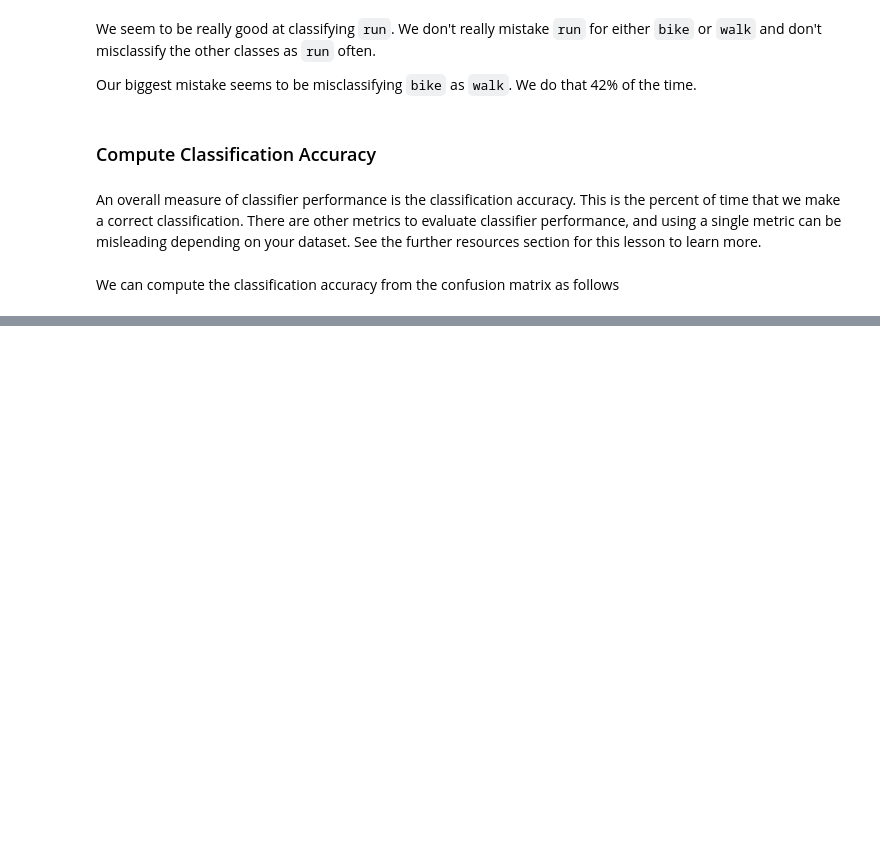
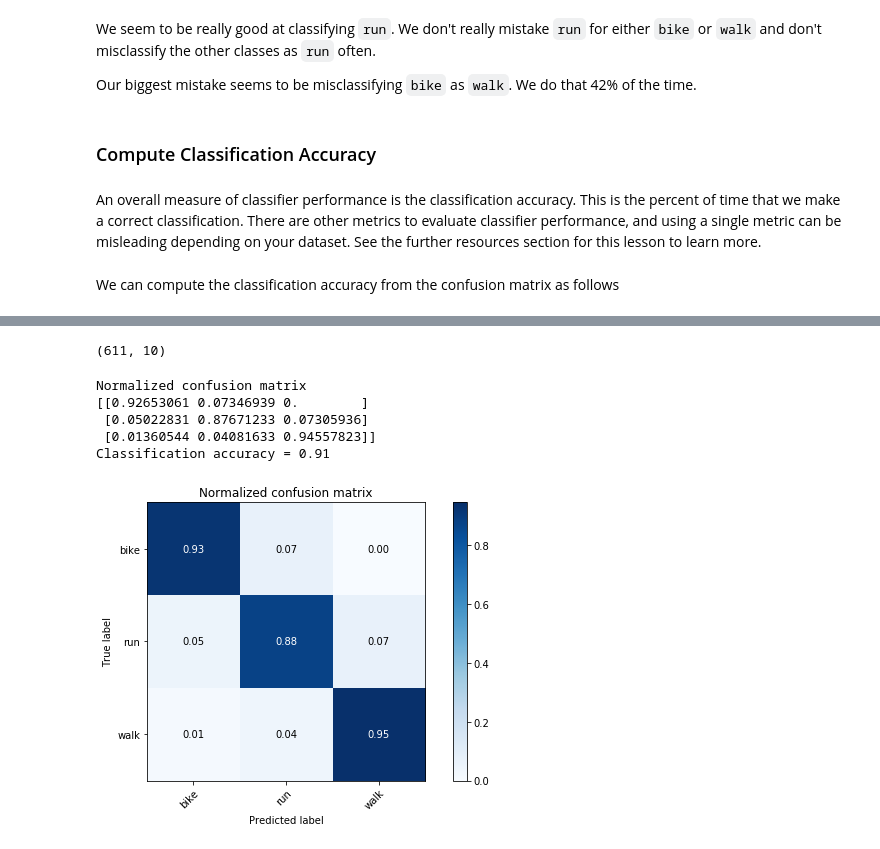
Before and after one commit to CheloGE/Activity_Classifier_from_Accelerometer, a Jupyter notebook: 3_Activity_Classifier.ipynb, the cells around one changed output, grey strips where cells are left out. Saved outputs shown, nothing was run; the diff lists cells and outputs as text; code cells hidden in the pictures; blank space fills up the shorter version.

Commit message:
nested cross validation performed

```diff
--- a/3_Activity_Classifier.ipynb
+++ b/3_Activity_Classifier.ipynb
@@ -185,0 +192,30 @@ We've build an activity classifier. This is a good first step. Can we do better?
+# %%
+# Hyper parameters to fine-tune
+n_estimators_opt = [2, 10, 20, 50, 100, 150, 300]
+max_tree_depth_opt = range(2, 7)
+# %%
+class_names = np.array(['bike', 'run', 'walk'])
+logo = LeaveOneGroupOut()
+accuracy_table = []
+
+for n_estimators, max_tree_depth in itertools.product(n_estimators_opt, max_tree_depth_opt):
+    # Iterate over each pair of hyperparameters
+    cm = np.zeros((3, 3), dtype='int')                       # Create a new confusion matrix
+    clf = RandomForestClassifier(n_estimators=n_estimators,  # and a new classifier  for each
+                                 max_depth=max_tree_depth,   # pair of hyperparameters
+                                 random_state=42,
+                                 class_weight='balanced')
+    for train_ind, test_ind in logo.split(features, labels, subjects):
+        # Do leave-one-subject-out cross validation as before.
+        X_train, y_train = features[train_ind], labels[train_ind]
+        X_test, y_test = features[test_ind], labels[test_ind]
+        clf.fit(X_train, y_train)
+        y_pred = clf.predict(X_test)
+        c = confusion_matrix(y_test, y_pred, labels=class_names)
+        cm += c
+    # For each pair of hyperparameters, compute the classification accuracy
+    classification_accuracy = compute_accuracy(cm)
+
+    # Store the hyperparameters and the classification accuracy that resulted
+    # from the model created with them.
+    accuracy_table.append((n_estimators, max_tree_depth, classification_accuracy))
@@ -185,0 +374,19 @@ We've build an activity classifier. This is a good first step. Can we do better?
+# %%
+sorted_features = sorted(zip(best_clf.feature_importances_, np.arange(len(best_clf.feature_importances_))),
+                         reverse=True)
+best_feature_indices = list(zip(*sorted_features))[1]
+X = features[:, best_feature_indices[:10]] # Data with only the 10 best features
+X.shape
+# %% [output]
+(611, 10)
+# %%
+cm = activity_classifier_utils.LOSOCVPerformance(X, labels, subjects, best_clf)
+activity_classifier_utils.PlotConfusionMatrix(cm, class_names, normalize=True)
+print('Classification accuracy = {:0.2f}'.format(compute_accuracy(cm)))
+# %% [output]
+Normalized confusion matrix
+[[0.92653061 0.07346939 0.        ]
+ [0.05022831 0.87671233 0.07305936]
+ [0.01360544 0.04081633 0.94557823]]
+Classification accuracy = 0.91
+[figure, added]
```
Also changed, not shown: parts of 16 cells of this notebook.
